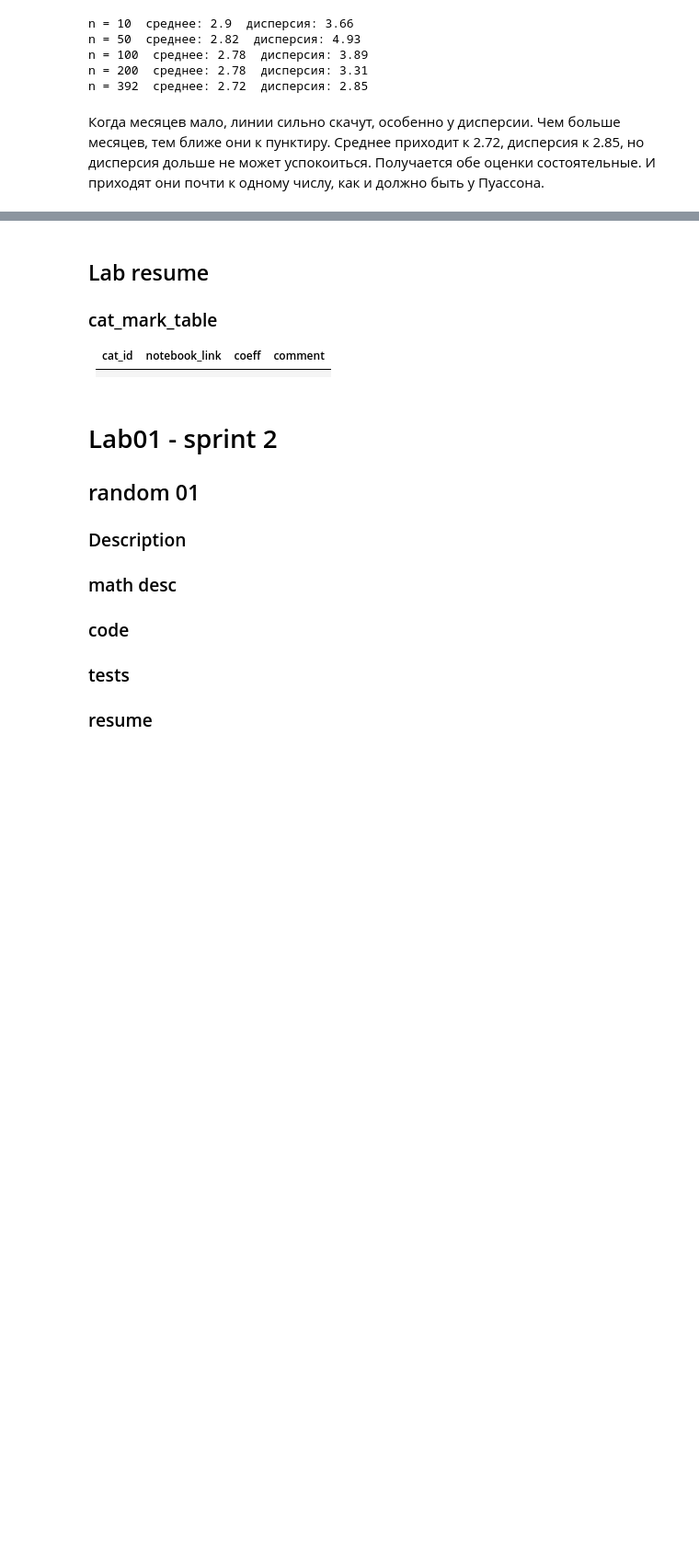
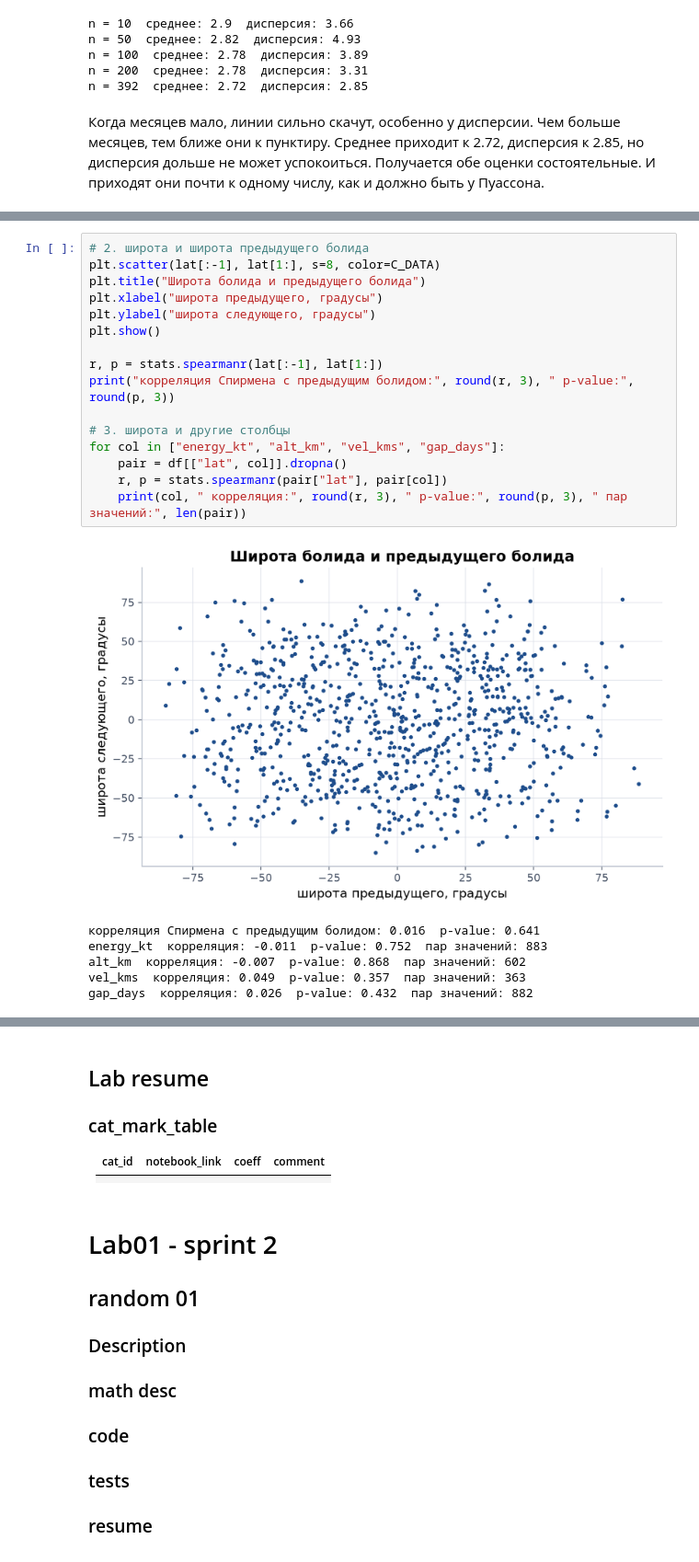
Before and after one commit to kotok9/app-stat-lab01, a Jupyter notebook: lab01_fireballs.ipynb, the cells around one changed output, grey strips where cells are left out. Shown at 92% size. Drawn from its saved outputs; the diff is of its cells as text; blank space fills up the shorter version.

```diff
--- a/lab01_fireballs.ipynb
+++ b/lab01_fireballs.ipynb
@@ -987,0 +1035,23 @@ n = 392  среднее: 2.72  дисперсия: 2.85
+# %%
+# 2. широта и широта предыдущего болида
+plt.scatter(lat[:-1], lat[1:], s=8, color=C_DATA)
+plt.title("Широта болида и предыдущего болида")
+plt.xlabel("широта предыдущего, градусы")
+plt.ylabel("широта следующего, градусы")
+plt.show()
+
+r, p = stats.spearmanr(lat[:-1], lat[1:])
+print("корреляция Спирмена с предыдущим болидом:", round(r, 3), " p-value:", round(p, 3))
+
+# 3. широта и другие столбцы
+for col in ["energy_kt", "alt_km", "vel_kms", "gap_days"]:
+    pair = df[["lat", col]].dropna()
+    r, p = stats.spearmanr(pair["lat"], pair[col])
+    print(col, " корреляция:", round(r, 3), " p-value:", round(p, 3), " пар значений:", len(pair))
+# %% [output]
+[figure, added]
+корреляция Спирмена с предыдущим болидом: 0.016  p-value: 0.641
+energy_kt  корреляция: -0.011  p-value: 0.752  пар значений: 883
+alt_km  корреляция: -0.007  p-value: 0.868  пар значений: 602
+vel_kms  корреляция: 0.049  p-value: 0.357  пар значений: 363
+gap_days  корреляция: 0.026  p-value: 0.432  пар значений: 882
```
Also changed, not shown: parts of 26 cells of this notebook.
